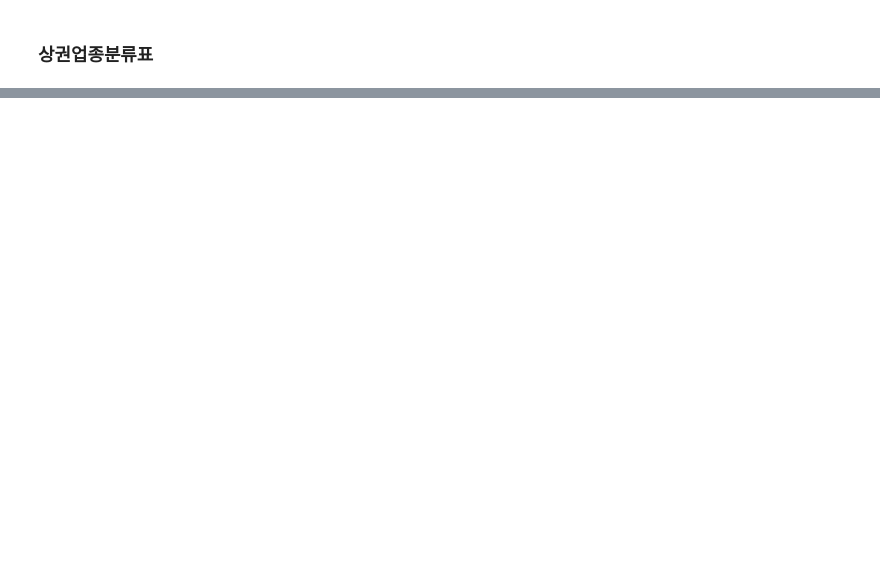
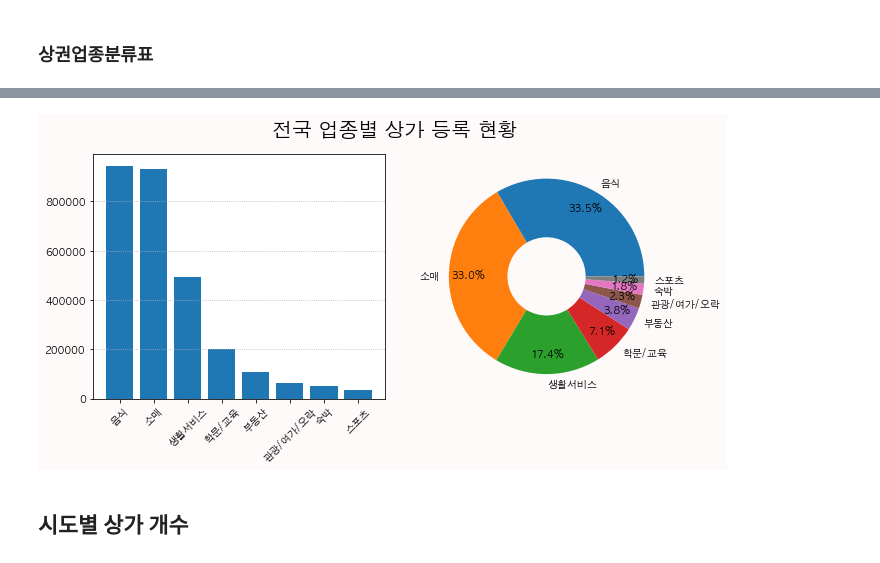
Before and after one commit to limetree-indigo/python-visualization, a Jupyter notebook: 14 상가상권정보분석 및 시각화/14 상가상권정보분석 및 시각화.ipynb, the cells around one changed output, grey strips where cells are left out. Drawn from its saved outputs; the diff is of its cells as text; code cells hidden in the pictures; blank space fills up the shorter version.

```diff
--- a/14 상가상권정보분석 및 시각화/14 상가상권정보분석 및 시각화.ipynb
+++ b/14 상가상권정보분석 및 시각화/14 상가상권정보분석 및 시각화.ipynb
@@ -273,3 +273,7 @@ df_store['상권업종대분류명'].unique()
 # %% [output]
 array(['소매', '숙박', '학문/교육', '음식', '생활서비스', '부동산', '관광/여가/오락', '스포츠',
        '소방/인테리어', '부동산중개'], dtype=object)
+# %%
+del_index = df_store[(df_store['상권업종대분류명']=='부동산중개') |(df_store['상권업종대분류명']=='소방/인테리어')].index
+# %%
+df_store = df_store.drop(del_index)
@@ -349,0 +361,3 @@ df_store_class
+# %%
+df_store_class1 = df_store['상권업종대분류명'].value_counts()
+df_store_class1
@@ -349,0 +374,21 @@ df_store_class
+# %%
+fig = plt.figure(figsize=(10,5), facecolor='snow')
+
+# 막대그래프
+plt.subplot(121)
+plt.bar(df_store_class1.index, df_store_class1.values)
+plt.xticks(rotation=45)
+plt.grid(axis='y',ls=':')
+# 파이그래프
+
+plt.subplot(122)
+plt.pie(df_store_class1.values, labels=df_store_class1.index, autopct='%.1f%%', pctdistance=0.8,
+       wedgeprops={'width':0.6})
+
+fig.suptitle('전국 업종별 상가 등록 현황', size=20)
+fig.tight_layout()
+plt.show()
+# %% [output]
+[figure, added]
+# %% [markdown]
+## 시도별 상가 개수
```
Also changed, not shown: parts of 16 cells of this notebook.
